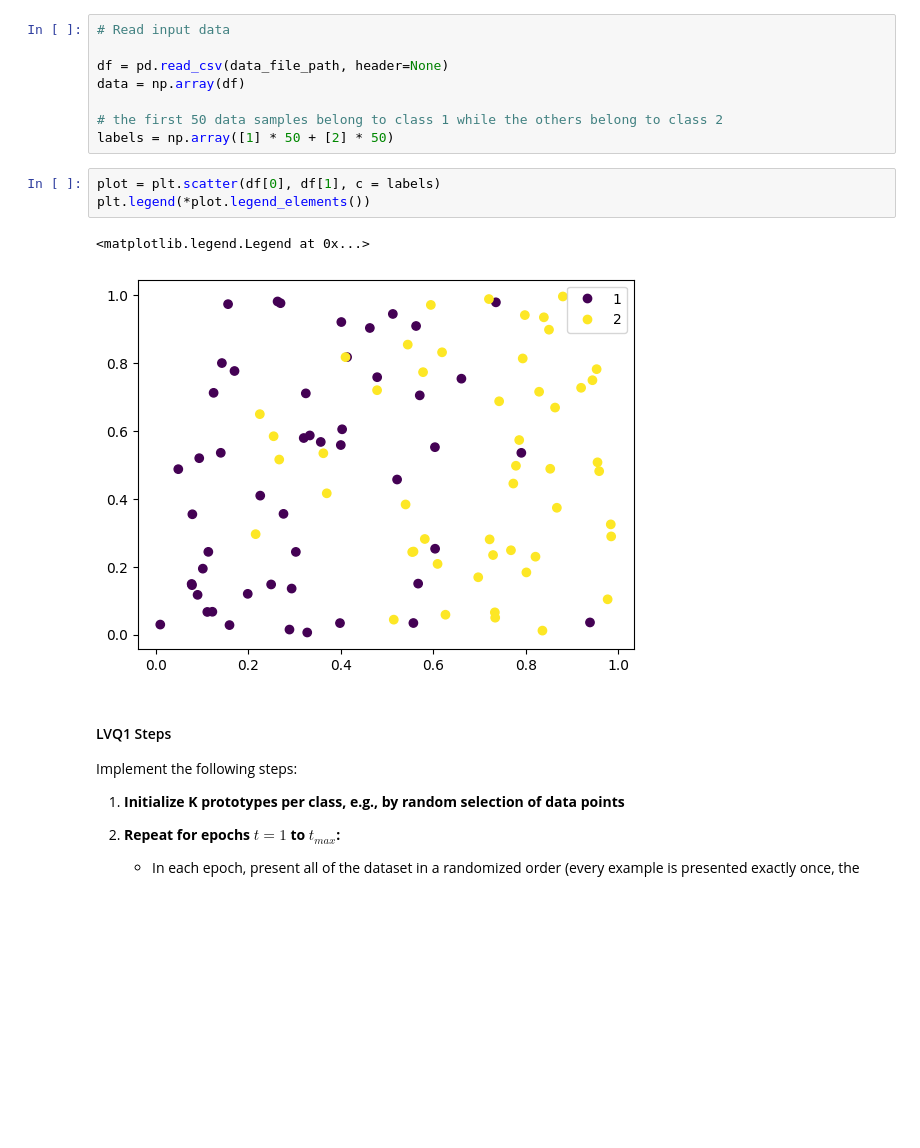
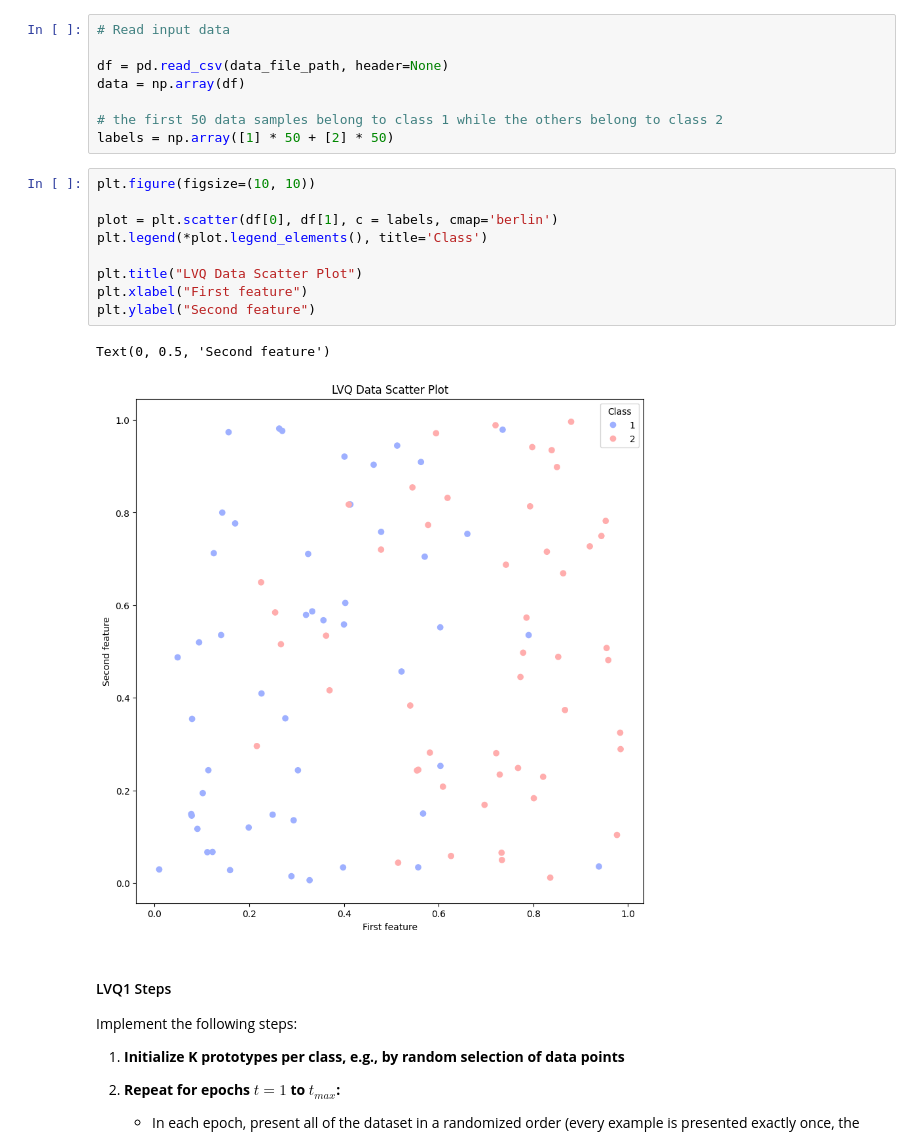
Before and after one commit to TheKingBlue/IntroductionToML, a Jupyter notebook: Assignment5/Assignment5.ipynb, the cells around one changed output. Drawn from its saved outputs; the diff is of its cells as text; blank space fills up the shorter version.

Commit message:
Plot styling

```diff
--- a/Assignment5/Assignment5.ipynb
+++ b/Assignment5/Assignment5.ipynb
@@ -64,11 +64,17 @@ data = np.array(df)
 # the first 50 data samples belong to class 1 while the others belong to class 2
 labels = np.array([1] * 50 + [2] * 50)
 # %%
-plot = plt.scatter(df[0], df[1], c = labels)
-plt.legend(*plot.legend_elements())
+plt.figure(figsize=(10, 10))
+
+plot = plt.scatter(df[0], df[1], c = labels, cmap='berlin')
+plt.legend(*plot.legend_elements(), title='Class')
+
+plt.title("LVQ Data Scatter Plot")
+plt.xlabel("First feature")
+plt.ylabel("Second feature")
 # %% [output]
-<matplotlib.legend.Legend at 0x...>
+Text(0, 0.5, 'Second feature')
-[figure, old version]
+[figure, new version]
 # %% [markdown]
 #### LVQ1 Steps
 
```
